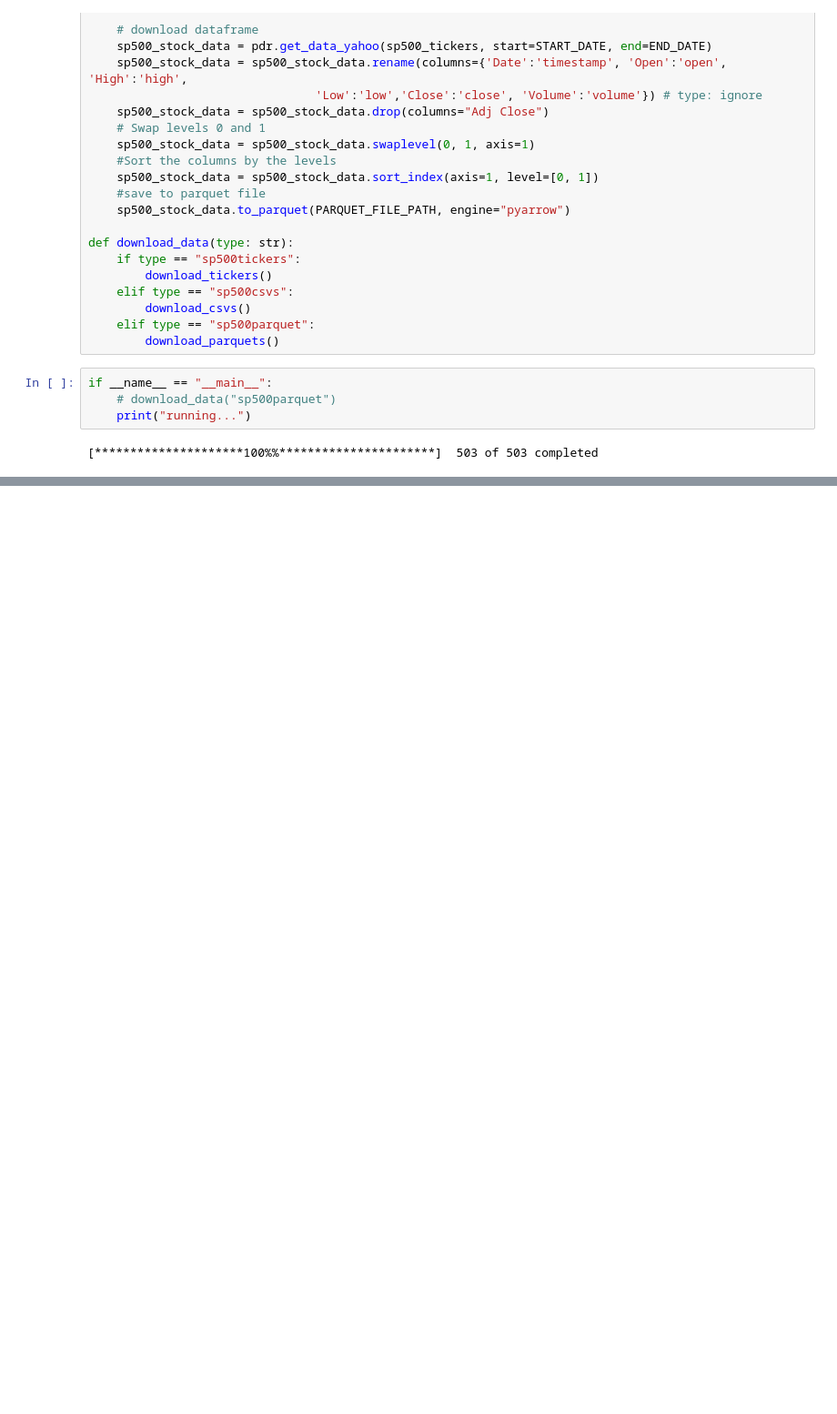
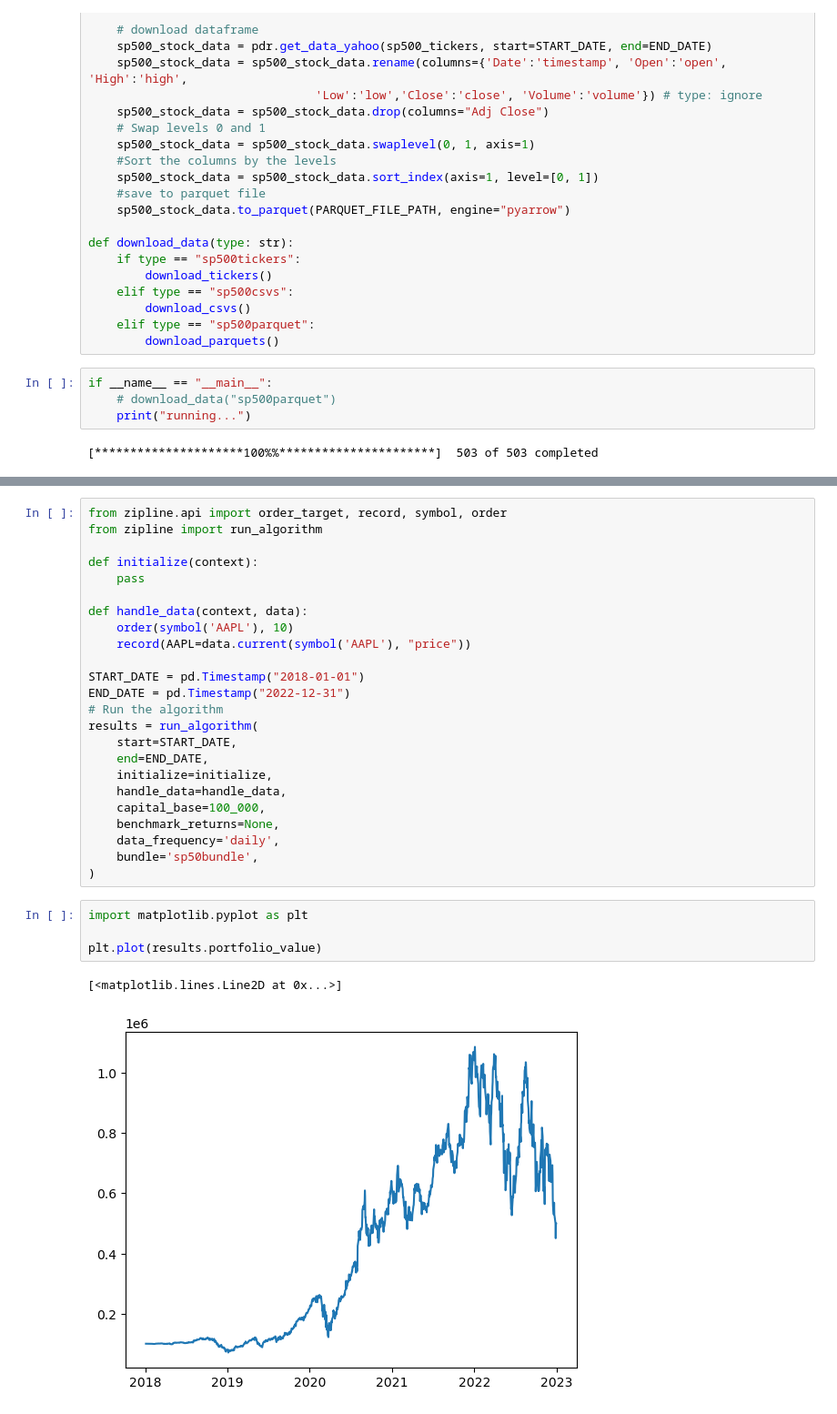
Before and after one commit to mhmunem/mean-reversion-backtests, a Jupyter notebook: notebooks/a_data_download.ipynb, the cells around one changed output, grey strips where cells are left out. Shown: that part at 91% size. Drawn from its saved outputs; the diff is of its cells as text; blank space fills up the shorter version.

```diff
--- a/notebooks/a_data_download.ipynb
+++ b/notebooks/a_data_download.ipynb
@@ -102,0 +186,31 @@ if __name__ == "__main__":
+# %%
+from zipline.api import order_target, record, symbol, order
+from zipline import run_algorithm
+
+def initialize(context):
+    pass
+
+def handle_data(context, data):
+    order(symbol('AAPL'), 10)
+    record(AAPL=data.current(symbol('AAPL'), "price"))
+
+START_DATE = pd.Timestamp("2018-01-01")
+END_DATE = pd.Timestamp("2022-12-31")
+# Run the algorithm
+results = run_algorithm(
+    start=START_DATE,
+    end=END_DATE,
+    initialize=initialize,
+    handle_data=handle_data,
+    capital_base=100_000,
+    benchmark_returns=None,
+    data_frequency='daily',
+    bundle='sp50bundle',
+)
+# %%
+import matplotlib.pyplot as plt
+
+plt.plot(results.portfolio_value)
+# %% [output]
+[<matplotlib.lines.Line2D at 0x...>]
+[figure, added]
```
Also changed, not shown: parts of 5 cells of this notebook, 1 other file.
